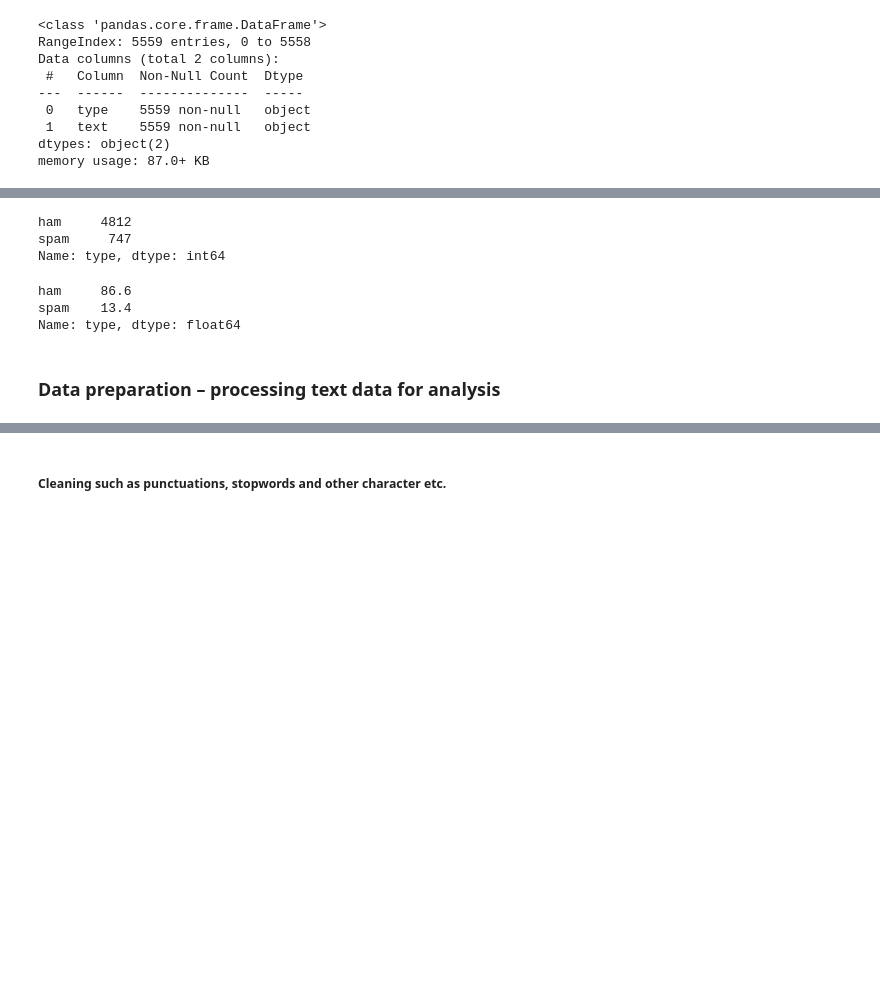
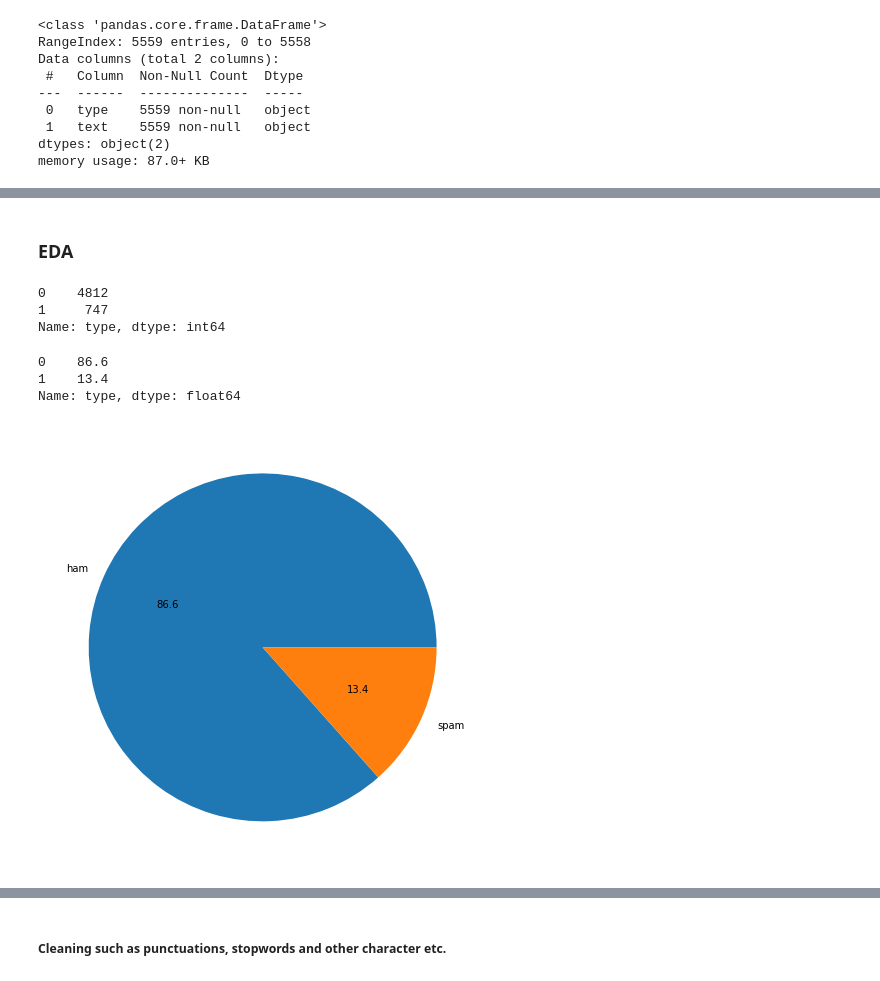
Before and after one commit to pappucode/data-science-with-Python, a Jupyter notebook: filtering_mobile_phone_spam_sms.ipynb, the cells around one changed output, grey strips where cells are left out. Cells and saved outputs as stored; diff of their text form; code cells hidden in the pictures; blank space fills up the shorter version.

Commit message:
filtering mobile phone spam sms Done

```diff
--- a/filtering_mobile_phone_spam_sms.ipynb
+++ b/filtering_mobile_phone_spam_sms.ipynb
@@ -32,3 +36,8 @@ Data columns (total 2 columns):
  1   text    5559 non-null   object
 dtypes: object(2)
 memory usage: 87.0+ KB
+# %%
+from sklearn.preprocessing import LabelEncoder
+encoder = LabelEncoder()
+# %%
+sms_raw['type'] = encoder.fit_transform(sms_raw['type'])
@@ -35,14 +76,20 @@ memory usage: 87.0+ KB
+# %% [markdown]
+### EDA
 # %%
 sms_raw.type.value_counts()
 # %% [output]
-ham     4812
-spam     747
+0    4812
+1     747
 Name: type, dtype: int64
 # %%
 round(sms_raw.type.value_counts(normalize=True)*100, 1)
 # %% [output]
-ham     86.6
-spam    13.4
+0    86.6
+1    13.4
 Name: type, dtype: float64
-# %% [markdown]
-### Data preparation – processing text data for analysis
+# %%
+fig, ax = plt.subplots(figsize=(8,8))
+ax.pie(round(sms_raw.type.value_counts()), labels=["ham", "spam"], autopct="%0.1f")
+plt.show()
+# %% [output]
+[figure, added]
```
Also changed, not shown: parts of 86 cells of this notebook.
